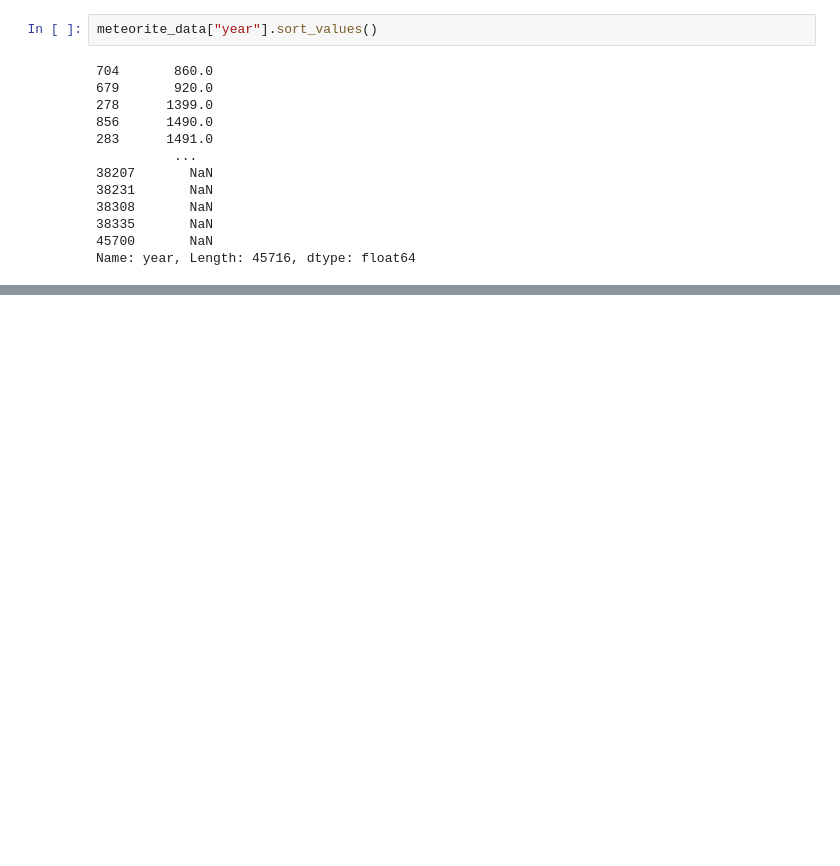
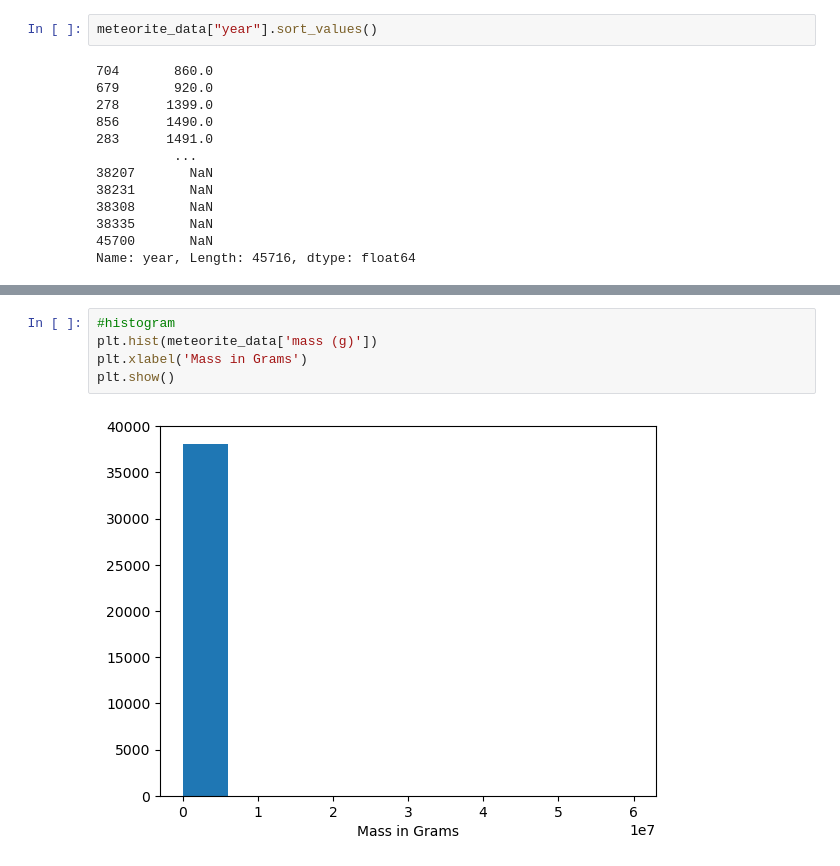
Before and after one commit to kbutler762/meteoriteData, a Jupyter notebook: Meteorites.ipynb, the cells around one changed output, grey strips where cells are left out. Cells and saved outputs as stored; diff of their text form; blank space fills up the shorter version.

```diff
--- a/Meteorites.ipynb
+++ b/Meteorites.ipynb
@@ -49,0 +148,7 @@ Name: year, Length: 45716, dtype: float64
+# %%
+#histogram
+plt.hist(meteorite_data['mass (g)'])
+plt.xlabel('Mass in Grams')
+plt.show()
+# %% [output]
+[figure, added]
```
Also changed, not shown: parts of 19 cells of this notebook.
